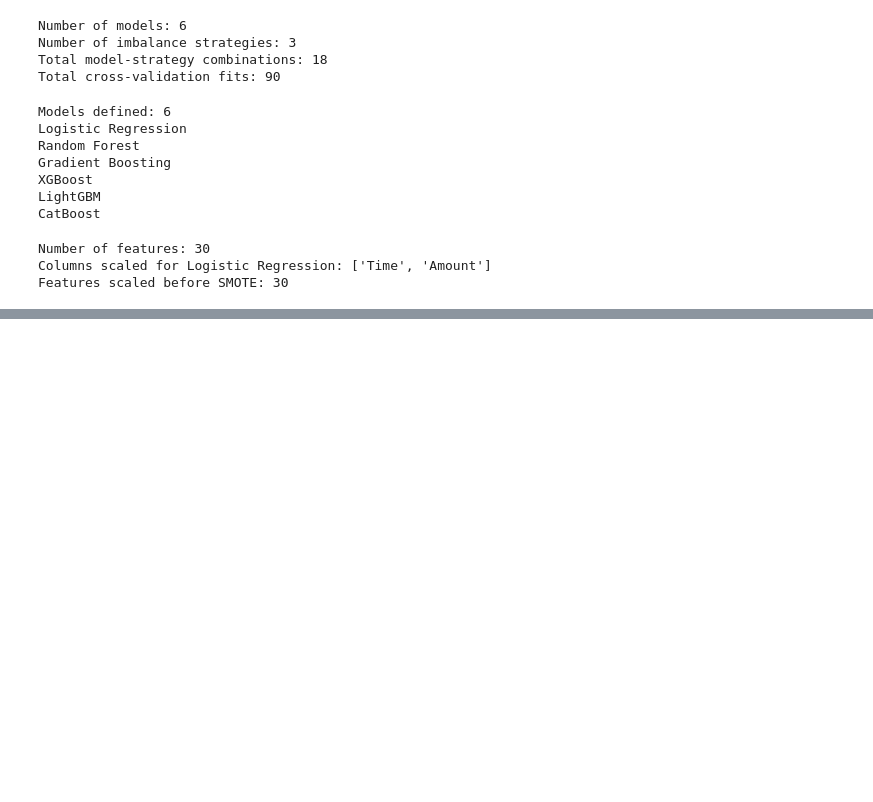
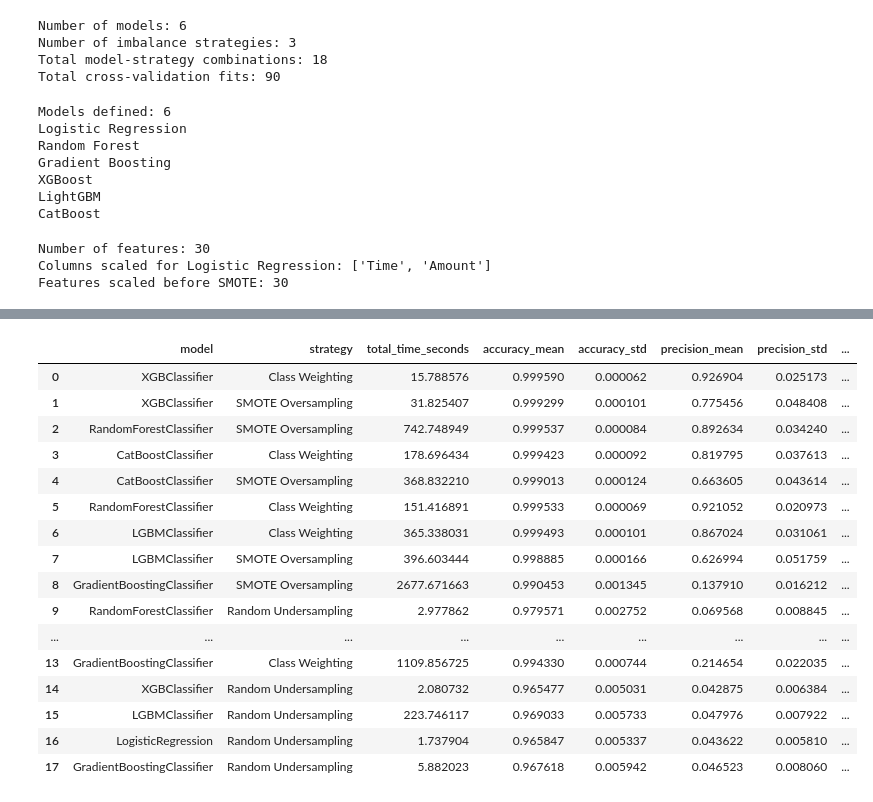
Before and after one commit to Kolade-favour/fraud-detection-system, a Jupyter notebook: notebooks/03_model_training.ipynb, the cells around one changed output, grey strips where cells are left out. Drawn from its saved outputs; the diff is of its cells as text; code cells hidden in the pictures; blank space fills up the shorter version.

```diff
--- a/notebooks/03_model_training.ipynb
+++ b/notebooks/03_model_training.ipynb
@@ -440,0 +574,33 @@ class ClassWeightedClassifier(ClassifierMixin, BaseEstimator):
+# %%
+import pandas as pd
+from pathlib import Path
+
+# Convert the list of result dictionaries into a DataFrame
+results_df = pd.DataFrame(experiment_results)
+
+# Sort experiments by Average Precision, highest first
+results_df = results_df.sort_values(
+    by="average_precision_mean",
+    ascending=False
+).reset_index(drop=True)
+
+# Display the results
+results_df
+# %% [output]
+|  | model | strategy | total_time_seconds | accuracy_mean | accuracy_std | precision_mean | precision_std | ... |
+| 0 | XGBClassifier | Class Weighting | 15.788576 | 0.999590 | 0.000062 | 0.926904 | 0.025173 | ... |
+| 1 | XGBClassifier | SMOTE Oversampling | 31.825407 | 0.999299 | 0.000101 | 0.775456 | 0.048408 | ... |
+| 2 | RandomForestClassifier | SMOTE Oversampling | 742.748949 | 0.999537 | 0.000084 | 0.892634 | 0.034240 | ... |
+| 3 | CatBoostClassifier | Class Weighting | 178.696434 | 0.999423 | 0.000092 | 0.819795 | 0.037613 | ... |
+| 4 | CatBoostClassifier | SMOTE Oversampling | 368.832210 | 0.999013 | 0.000124 | 0.663605 | 0.043614 | ... |
+| 5 | RandomForestClassifier | Class Weighting | 151.416891 | 0.999533 | 0.000069 | 0.921052 | 0.020973 | ... |
+| 6 | LGBMClassifier | Class Weighting | 365.338031 | 0.999493 | 0.000101 | 0.867024 | 0.031061 | ... |
+| 7 | LGBMClassifier | SMOTE Oversampling | 396.603444 | 0.998885 | 0.000166 | 0.626994 | 0.051759 | ... |
+| 8 | GradientBoostingClassifier | SMOTE Oversampling | 2677.671663 | 0.990453 | 0.001345 | 0.137910 | 0.016212 | ... |
+| 9 | RandomForestClassifier | Random Undersampling | 2.977862 | 0.979571 | 0.002752 | 0.069568 | 0.008845 | ... |
+| ... | ... | ... | ... | ... | ... | ... | ... | ... |
+| 13 | GradientBoostingClassifier | Class Weighting | 1109.856725 | 0.994330 | 0.000744 | 0.214654 | 0.022035 | ... |
+| 14 | XGBClassifier | Random Undersampling | 2.080732 | 0.965477 | 0.005031 | 0.042875 | 0.006384 | ... |
+| 15 | LGBMClassifier | Random Undersampling | 223.746117 | 0.969033 | 0.005733 | 0.047976 | 0.007922 | ... |
+| 16 | LogisticRegression | Random Undersampling | 1.737904 | 0.965847 | 0.005337 | 0.043622 | 0.005810 | ... |
+| 17 | GradientBoostingClassifier | Random Undersampling | 5.882023 | 0.967618 | 0.005942 | 0.046523 | 0.008060 | ... |
```
Also changed, not shown: parts of 16 cells of this notebook, 4 other files.
